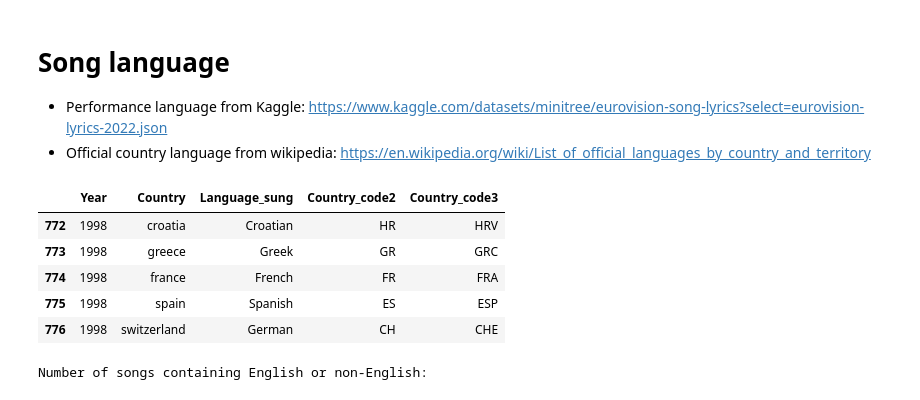
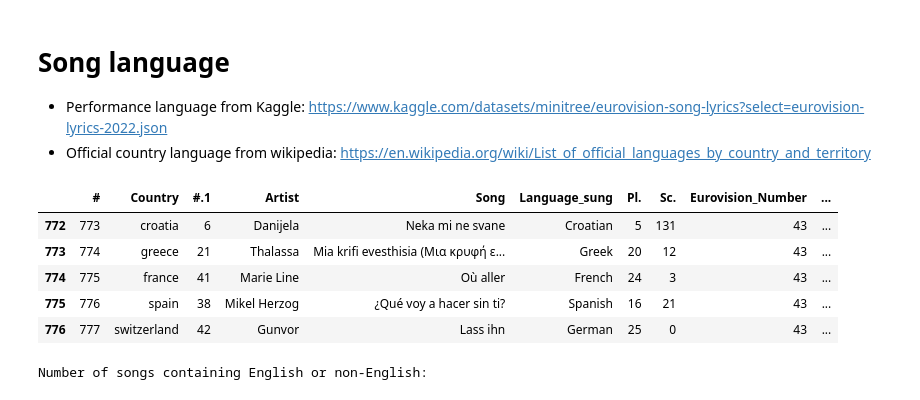
Before and after one commit to KatrionaGoldmann/Eurovision_TDS, a Jupyter notebook: eurovision/notebooks/data.ipynb, the cells around one changed output. Cells and saved outputs as stored; diff of their text form; code cells hidden in the pictures.

```diff
--- a/eurovision/notebooks/data.ipynb
+++ b/eurovision/notebooks/data.ipynb
@@ -365,37 +365,36 @@ with pd.option_context('display.max_rows', None, 'display.max_columns', None):
 # %%
 songs = pd.read_json('../../data/eurovision-lyrics-2022.json')
 # %%
-language = songs.T[['Year','Country','Language']]
+songs = songs.T
 
 # rename the Lnaguage column as Language_sung
-language.rename(columns={'Language':'Language_sung'}, inplace=True)
+songs.rename(columns={'Language':'Language_sung'}, inplace=True)
 
 # if country is equal to macedonia, then change the country name to f.y.r. macedonia
-language.loc[language['Country'] == 'Macedonia', 'Country'] = 'North Macedonia'
-language.loc[language['Country'] == 'Russia', 'Country'] = 'russian federation'
-language.loc[language['Country'] == 'Serbia and Montenegro', 'Country'] = 'yugoslavia'
-language.loc[language['Country'] == 'Moldova', 'Country'] = 'moldova, republic of'
-language.loc[language['Country'] == 'Czech Republic', 'Country'] = 'czechia'
-language.loc[language['Country'] == 'The Netherlands', 'Country'] = 'netherlands'
+songs.loc[songs['Country'] == 'Macedonia', 'Country'] = 'North Macedonia'
+songs.loc[songs['Country'] == 'Russia', 'Country'] = 'russian federation'
+songs.loc[songs['Country'] == 'Serbia and Montenegro', 'Country'] = 'yugoslavia'
+songs.loc[songs['Country'] == 'Moldova', 'Country'] = 'moldova, republic of'
+songs.loc[songs['Country'] == 'Czech Republic', 'Country'] = 'czechia'
+songs.loc[songs['Country'] == 'The Netherlands', 'Country'] = 'netherlands'
 
 
-language['Year']= pd.to_numeric(language['Year'])
-language = language[language['Year']>1997]
+songs['Year']= pd.to_numeric(songs['Year'])
+songs = songs[songs['Year']>1997]
 
 # convert language['Country'] to lower case
-language['Country'] = language['Country'].str.lower()
+songs['Country'] = songs['Country'].str.lower()
 
 # Add country code columms
-language['Country_code2'], language['Country_code3'] = zip(*language['Country'].map(get_country_codes))
+songs['Country_code2'], songs['Country_code3'] = zip(*songs['Country'].map(get_country_codes))
 
-
-language.head()
+songs.head()
 # %% [output]
-|  | Year | Country | Language_sung | Country_code2 | Country_code3 |
-| 772 | 1998 | croatia | Croatian | HR | HRV |
-| 773 | 1998 | greece | Greek | GR | GRC |
-| 774 | 1998 | france | French | FR | FRA |
-| 775 | 1998 | spain | Spanish | ES | ESP |
-| 776 | 1998 | switzerland | German | CH | CHE |
+|  | # | Country | #.1 | Artist | Song | Language_sung | Pl. | Sc. | Eurovision_Number | ... |
+| 772 | 773 | croatia | 6 | Danijela | Neka mi ne svane | Croatian | 5 | 131 | 43 | ... |
+| 773 | 774 | greece | 21 | Thalassa | Mia krifi evesthisia (Μια κρυφή ε... | Greek | 20 | 12 | 43 | ... |
+| 774 | 775 | france | 41 | Marie Line | Où aller | French | 24 | 3 | 43 | ... |
+| 775 | 776 | spain | 38 | Mikel Herzog | ¿Qué voy a hacer sin ti? | Spanish | 16 | 21 | 43 | ... |
+| 776 | 777 | switzerland | 42 | Gunvor | Lass ihn | German | 25 | 0 | 43 | ... |
 # %%
 # Tidy up the language sung column
```
Also changed, not shown: parts of 12 cells of this notebook, 1 other file.
